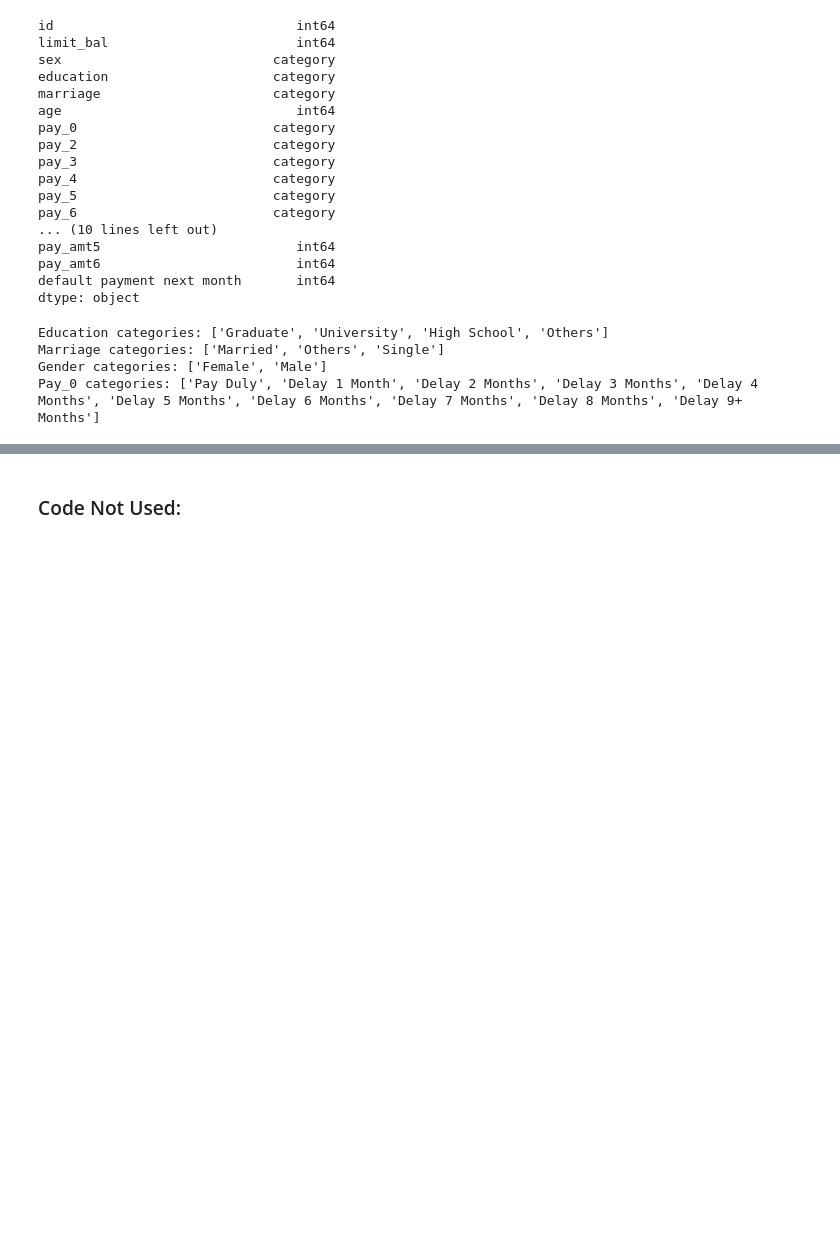
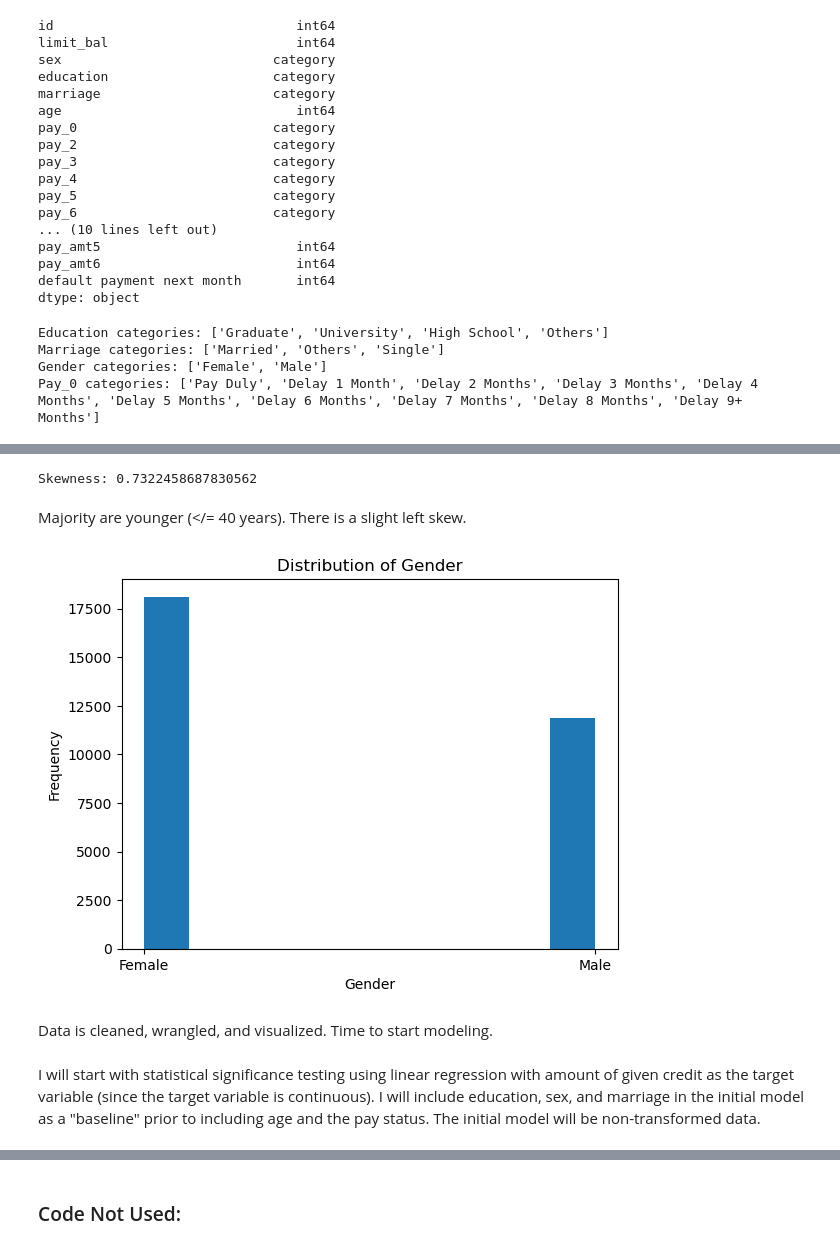
Before and after one commit to chrislagamba/Python-Data-Analysis, a Jupyter notebook: Credit Card Default - Taiwan/credit_card_default_taiwan.ipynb, the cells around one changed output, grey strips where cells are left out. Drawn from its saved outputs; the diff is of its cells as text; code cells hidden in the pictures; blank space fills up the shorter version.

```diff
--- a/Credit Card Default - Taiwan/credit_card_default_taiwan.ipynb
+++ b/Credit Card Default - Taiwan/credit_card_default_taiwan.ipynb
@@ -221,0 +415,15 @@ dtype: int64
+# %%
+print("Skewness:", credit['age'].skew())
+# %% [output]
+Skewness: 0.7322458687830562
+# %% [markdown]
+Majority are younger (</= 40 years). There is a slight left skew.
+# %%
+# Distribution for gender
+plt.hist(credit['sex'])
+plt.title('Distribution of Gender')
+plt.xlabel('Gender')
+plt.ylabel('Frequency')
+plt.show()
+# %% [output]
+[figure, added]
@@ -221,0 +433,4 @@ dtype: int64
+# %% [markdown]
+Data is cleaned, wrangled, and visualized. Time to start modeling.
+# %% [markdown]
+I will start with statistical significance testing using linear regression with amount of given credit as the target variable (since the target variable is continuous). I will include education, sex, and marriage in the initial model as a "baseline" prior to including age and the pay status. The initial model will be non-transformed data.
```
Also changed, not shown: parts of 27 cells of this notebook.
